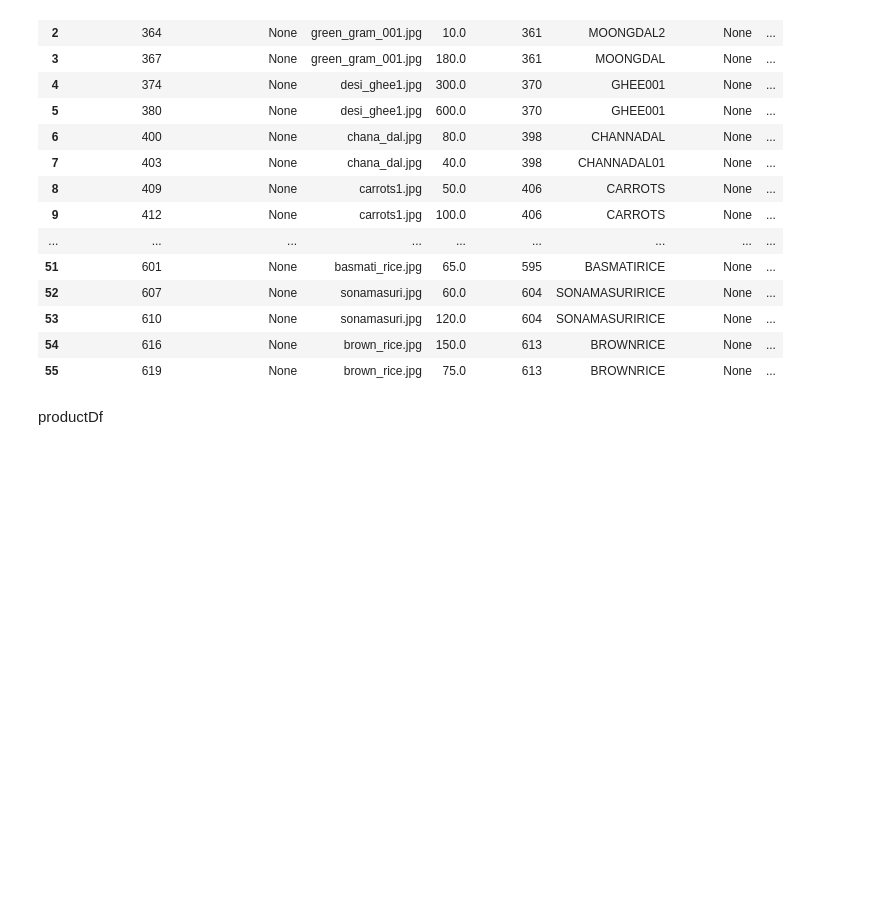
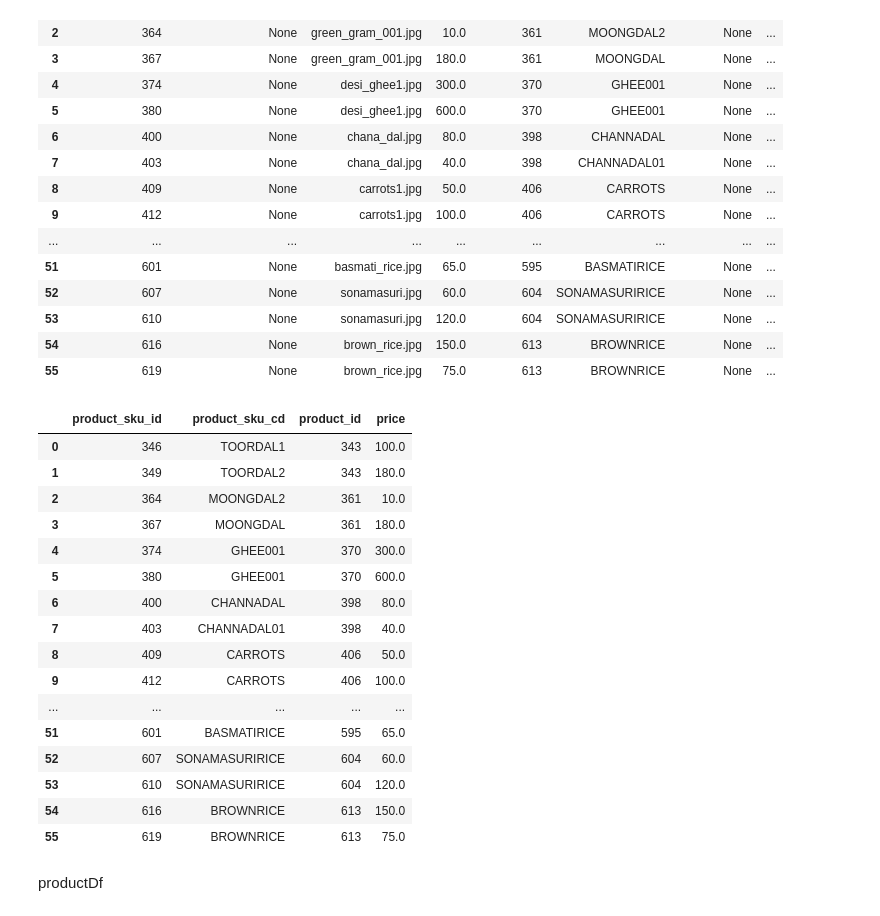
Before and after one commit to DMANTZTec/Tableau-Data-analytics, a Jupyter notebook: streamlit_python/databasestreamlit/scprit.ipynb, the cells around one changed output. Drawn from its saved outputs; the diff is of its cells as text; code cells hidden in the pictures; blank space fills up the shorter version.

```diff
--- a/streamlit_python/databasestreamlit/scprit.ipynb
+++ b/streamlit_python/databasestreamlit/scprit.ipynb
@@ -43,6 +44,28 @@ productSkuDf
 | 53 | 610 | None | sonamasuri.jpg | 120.0 | 604 | SONAMASURIRICE | None | ... |
 | 54 | 616 | None | brown_rice.jpg | 150.0 | 613 | BROWNRICE | None | ... |
 | 55 | 619 | None | brown_rice.jpg | 75.0 | 613 | BROWNRICE | None | ... |
+# %%
+productSkuCostDf = (productSkuDf.groupby(['product_sku_id', 'product_sku_cd', 'product_id'])['price'].sum()).reset_index()
+
+productSkuCostDf
+# %% [output]
+|  | product_sku_id | product_sku_cd | product_id | price |
+| 0 | 346 | TOORDAL1 | 343 | 100.0 |
+| 1 | 349 | TOORDAL2 | 343 | 180.0 |
+| 2 | 364 | MOONGDAL2 | 361 | 10.0 |
+| 3 | 367 | MOONGDAL | 361 | 180.0 |
+| 4 | 374 | GHEE001 | 370 | 300.0 |
+| 5 | 380 | GHEE001 | 370 | 600.0 |
+| 6 | 400 | CHANNADAL | 398 | 80.0 |
+| 7 | 403 | CHANNADAL01 | 398 | 40.0 |
+| 8 | 409 | CARROTS | 406 | 50.0 |
+| 9 | 412 | CARROTS | 406 | 100.0 |
+| ... | ... | ... | ... | ... |
+| 51 | 601 | BASMATIRICE | 595 | 65.0 |
+| 52 | 607 | SONAMASURIRICE | 604 | 60.0 |
+| 53 | 610 | SONAMASURIRICE | 604 | 120.0 |
+| 54 | 616 | BROWNRICE | 613 | 150.0 |
+| 55 | 619 | BROWNRICE | 613 | 75.0 |
 # %% [markdown]
 productDf
 # %%
```
Also changed, not shown: parts of 6 cells of this notebook, 17 other files.
